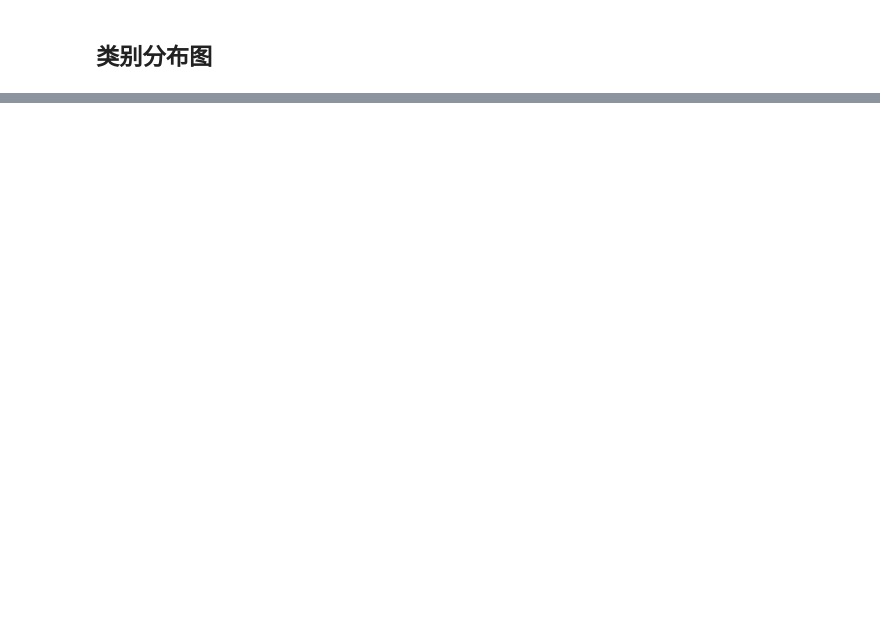
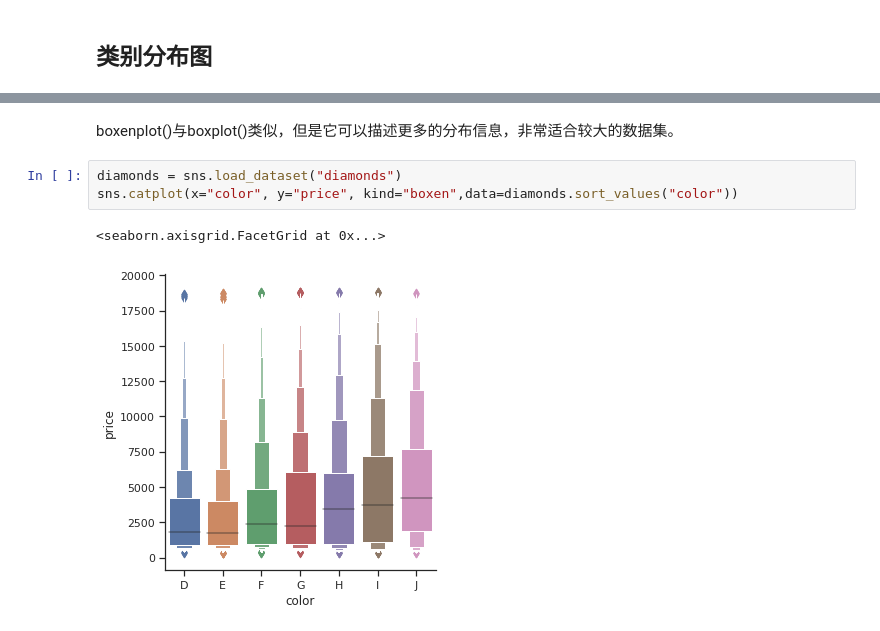
Before and after one commit to chuqidecha/machine-learning, a Jupyter notebook: seaborn/02-Plotting-with-categorical-data/02-Plotting-with-categorical-data.ipynb, the cells around one changed output, grey strips where cells are left out. Cells and saved outputs as stored; diff of their text form; blank space fills up the shorter version.

```diff
--- a/seaborn/02-Plotting-with-categorical-data/02-Plotting-with-categorical-data.ipynb
+++ b/seaborn/02-Plotting-with-categorical-data/02-Plotting-with-categorical-data.ipynb
@@ -82,0 +109,8 @@ sns.catplot(x="total_bill", y="day", hue="time", kind="swarm", data=tips)
+# %% [markdown]
+boxenplot()与boxplot()类似，但是它可以描述更多的分布信息，非常适合较大的数据集。
+# %%
+diamonds = sns.load_dataset("diamonds")
+sns.catplot(x="color", y="price", kind="boxen",data=diamonds.sort_values("color"))
+# %% [output]
+<seaborn.axisgrid.FacetGrid at 0x...>
+[figure, added]
```
Also changed, not shown: parts of 52 cells of this notebook, 27 other files.
